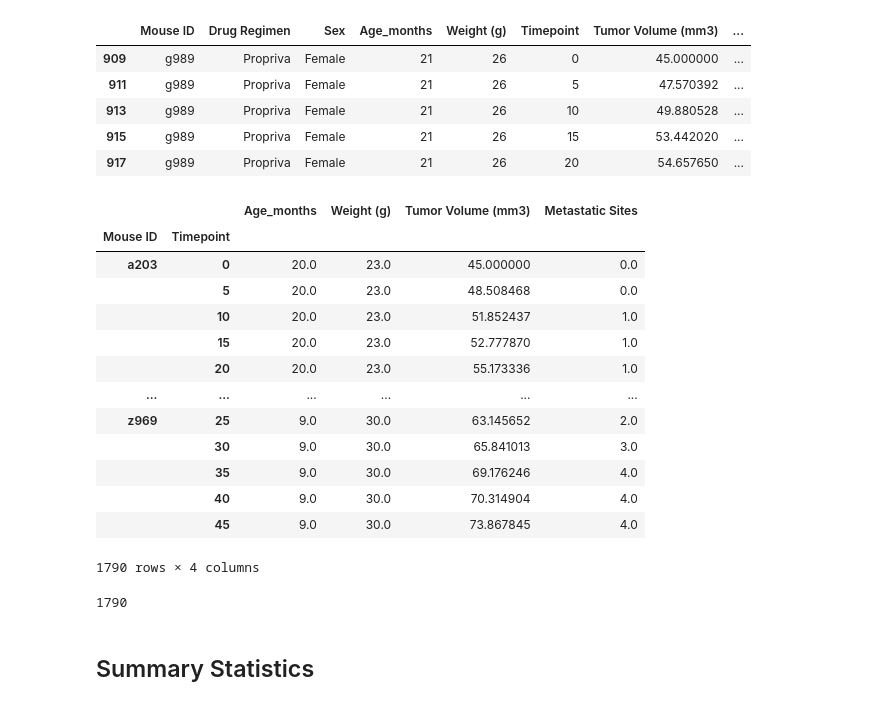
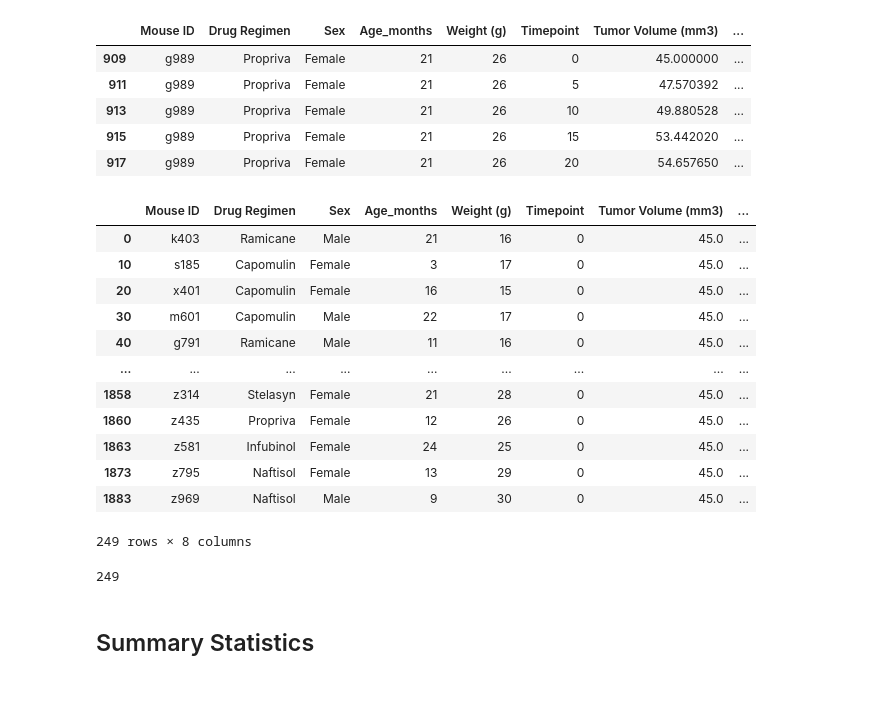
Before and after one commit to lstredler/MatPlotLib-challenge, a Jupyter notebook: pymaceuticals_starter.ipynb, the cells around one changed output. Cells and saved outputs as stored; diff of their text form; code cells hidden in the pictures.

```diff
--- a/pymaceuticals_starter.ipynb
+++ b/pymaceuticals_starter.ipynb
@@ -16,7 +18,7 @@ study_results = pd.read_csv(study_results_path)
 # %%
 # Combine the data into a single dataset
 
-mouse_meta_study_df = pd.merge(mouse_metadata, study_results, how = "left", on=["Mouse ID", "Mouse ID"])
+mouse_meta_study_df = pd.merge(mouse_metadata, study_results, how = "left", on=["Mouse ID"])
 
 # Display the data table for preview
 mouse_meta_study_df
@@ -54,30 +55,29 @@ mouse_timepoint_df
 | 917 | g989 | Propriva | Female | 21 | 26 | 20 | 54.657650 | ... |
 # %%
 # Create a clean DataFrame by dropping the duplicate mouse by its ID.
+#https://www.journaldev.com/33488/pandas-drop-duplicate-rows-drop_duplicates-function
 
-drop_mouse_duplicates=mouse_timepoint_df.drop_duplicates()
-drop_mouse_duplicates
+clean_mouse_df = mouse_meta_study_df.drop_duplicates("Mouse ID")
+clean_mouse_df
 # %% [output]
-|  |  | Age_months | Weight (g) | Tumor Volume (mm3) | Metastatic Sites |
-| Mouse ID | Timepoint |  |  |  |  |
-| a203 | 0 | 20.0 | 23.0 | 45.000000 | 0.0 |
-|  | 5 | 20.0 | 23.0 | 48.508468 | 0.0 |
-|  | 10 | 20.0 | 23.0 | 51.852437 | 1.0 |
-|  | 15 | 20.0 | 23.0 | 52.777870 | 1.0 |
-|  | 20 | 20.0 | 23.0 | 55.173336 | 1.0 |
-| ... | ... | ... | ... | ... | ... |
-| z969 | 25 | 9.0 | 30.0 | 63.145652 | 2.0 |
-|  | 30 | 9.0 | 30.0 | 65.841013 | 3.0 |
-|  | 35 | 9.0 | 30.0 | 69.176246 | 4.0 |
-|  | 40 | 9.0 | 30.0 | 70.314904 | 4.0 |
-|  | 45 | 9.0 | 30.0 | 73.867845 | 4.0 |
+|  | Mouse ID | Drug Regimen | Sex | Age_months | Weight (g) | Timepoint | Tumor Volume (mm3) | ... |
+| 0 | k403 | Ramicane | Male | 21 | 16 | 0 | 45.0 | ... |
+| 10 | s185 | Capomulin | Female | 3 | 17 | 0 | 45.0 | ... |
+| 20 | x401 | Capomulin | Female | 16 | 15 | 0 | 45.0 | ... |
+| 30 | m601 | Capomulin | Male | 22 | 17 | 0 | 45.0 | ... |
+| 40 | g791 | Ramicane | Male | 11 | 16 | 0 | 45.0 | ... |
+| ... | ... | ... | ... | ... | ... | ... | ... | ... |
+| 1858 | z314 | Stelasyn | Female | 21 | 28 | 0 | 45.0 | ... |
+| 1860 | z435 | Propriva | Female | 12 | 26 | 0 | 45.0 | ... |
+| 1863 | z581 | Infubinol | Female | 24 | 25 | 0 | 45.0 | ... |
+| 1873 | z795 | Naftisol | Female | 13 | 29 | 0 | 45.0 | ... |
+| 1883 | z969 | Naftisol | Male | 9 | 30 | 0 | 45.0 | ... |
-1790 rows × 4 columns
+249 rows × 8 columns
 # %%
 # Checking the number of mice in the clean DataFrame.
-
-len(drop_mouse_duplicates)
+len(clean_mouse_df)
 # %% [output]
-1790
+249
 # %% [markdown]
 ## Summary Statistics
 # %%
```
Also changed, not shown: parts of 6 cells of this notebook.
